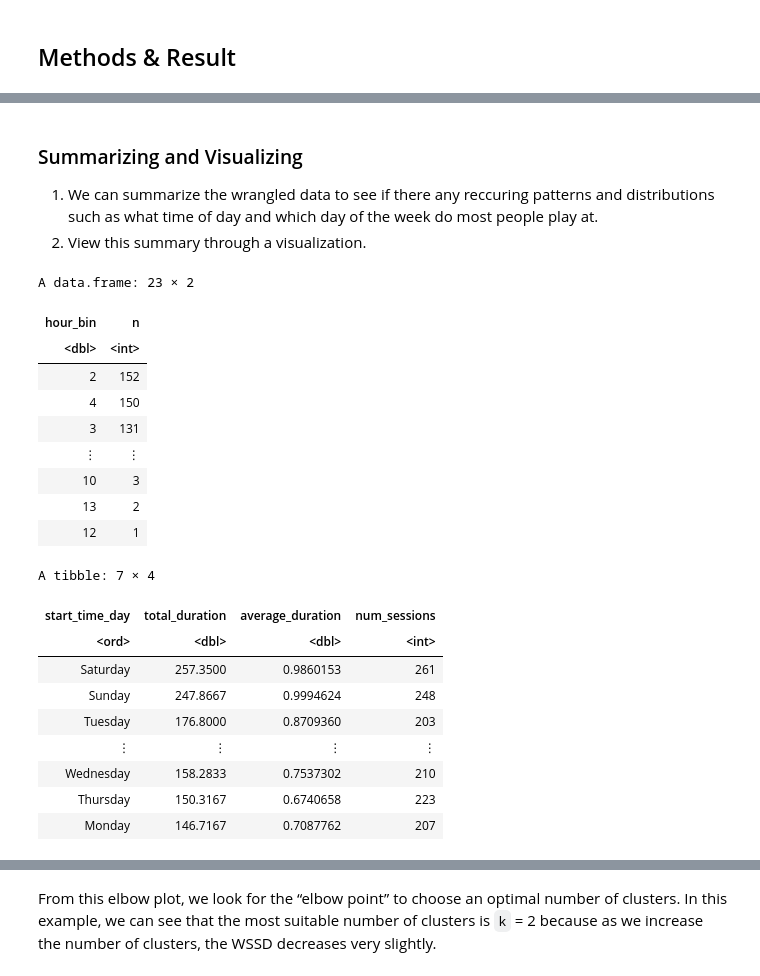
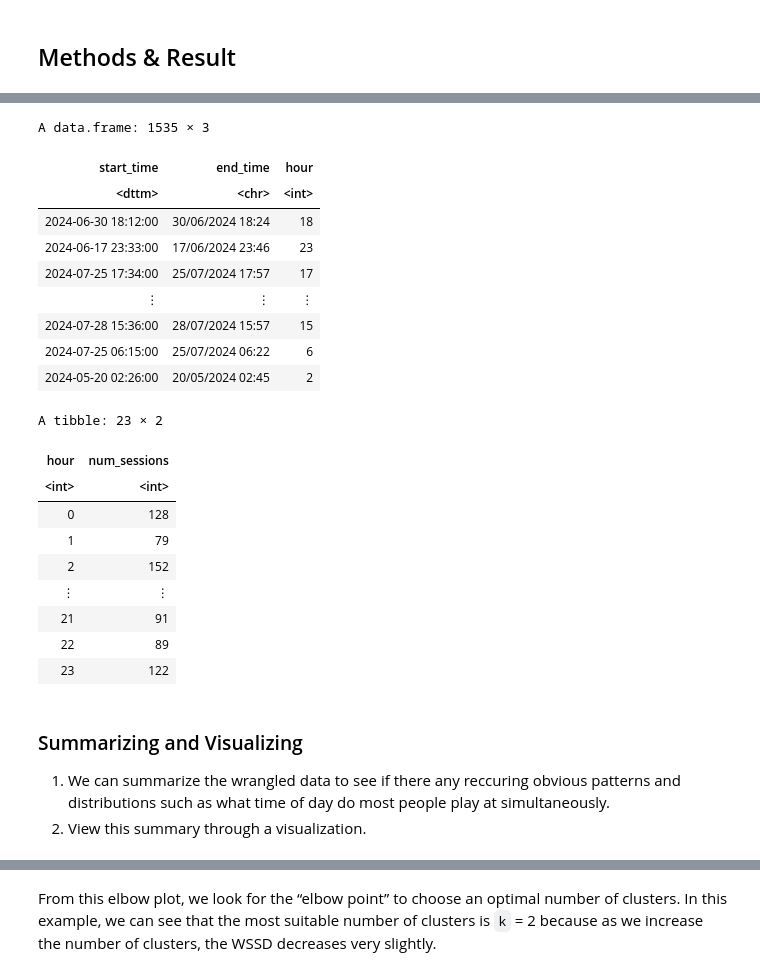
Before and after one commit to sotheasong/dsci100-project, a Jupyter notebook: project.ipynb, the cells around one changed output, grey strips where cells are left out. Cells and saved outputs as stored; diff of their text form; code cells hidden in the pictures.

```diff
--- a/project.ipynb
+++ b/project.ipynb
@@ -81,39 +75,37 @@ A data.frame: 1533 × 7
+# %%
+sessions_clean <- sessions |>
+  mutate(start_time = dmy_hm(start_time)) |>
+  mutate(hour = hour(start_time)) |>
+  drop_na(hour)
+sessions_clean
+
+sessions_per_hour <- sessions_clean |>
+  group_by(hour) |>
+  summarise(num_sessions = n()) |>
+  ungroup()
+sessions_per_hour
+# %% [output]
+A data.frame: 1535 × 3
+| start_time | end_time | hour |
+| <dttm> | <chr> | <int> |
+| 2024-06-30 18:12:00 | 30/06/2024 18:24 | 18 |
+| 2024-06-17 23:33:00 | 17/06/2024 23:46 | 23 |
+| 2024-07-25 17:34:00 | 25/07/2024 17:57 | 17 |
+| ⋮ | ⋮ | ⋮ |
+| 2024-07-28 15:36:00 | 28/07/2024 15:57 | 15 |
+| 2024-07-25 06:15:00 | 25/07/2024 06:22 | 6 |
+| 2024-05-20 02:26:00 | 20/05/2024 02:45 | 2 |
+A tibble: 23 × 2
+| hour | num_sessions |
+| <int> | <int> |
+| 0 | 128 |
+| 1 | 79 |
+| 2 | 152 |
+| ⋮ | ⋮ |
+| 21 | 91 |
+| 22 | 89 |
+| 23 | 122 |
 # %% [markdown]
 ### Summarizing and Visualizing
-1. We can summarize the wrangled data to see if there any reccuring patterns and distributions such as what time of day and which day of the week do most people play at.
+1. We can summarize the wrangled data to see if there any reccuring obvious patterns and distributions such as what time of day do most people play at simultaneously.
 2. View this summary through a visualization.
-# %%
-sessions_clean |>
-  mutate(hour_bin = floor(start_time_hrs)) |>
-  count(hour_bin) |>
-  arrange(desc(n))
-
-sessions_clean |>
-  group_by(start_time_day) |>
-  summarise(
-    total_duration = sum(session_duration, na.rm = TRUE),
-    average_duration = mean(session_duration, na.rm = TRUE),
-    num_sessions = n()
-  ) |>
-  arrange(desc(total_duration))  # Or use average_duration to sort differently
-# %% [output]
-A data.frame: 23 × 2
-| hour_bin | n |
-| <dbl> | <int> |
-| 2 | 152 |
-| 4 | 150 |
-| 3 | 131 |
-| ⋮ | ⋮ |
-| 10 | 3 |
-| 13 | 2 |
-| 12 | 1 |
-A tibble: 7 × 4
-| start_time_day | total_duration | average_duration | num_sessions |
-| <ord> | <dbl> | <dbl> | <int> |
-| Saturday | 257.3500 | 0.9860153 | 261 |
-| Sunday | 247.8667 | 0.9994624 | 248 |
-| Tuesday | 176.8000 | 0.8709360 | 203 |
-| ⋮ | ⋮ | ⋮ | ⋮ |
-| Wednesday | 158.2833 | 0.7537302 | 210 |
-| Thursday | 150.3167 | 0.6740658 | 223 |
-| Monday | 146.7167 | 0.7087762 | 207 |
```
Also changed, not shown: parts of 17 cells of this notebook.
